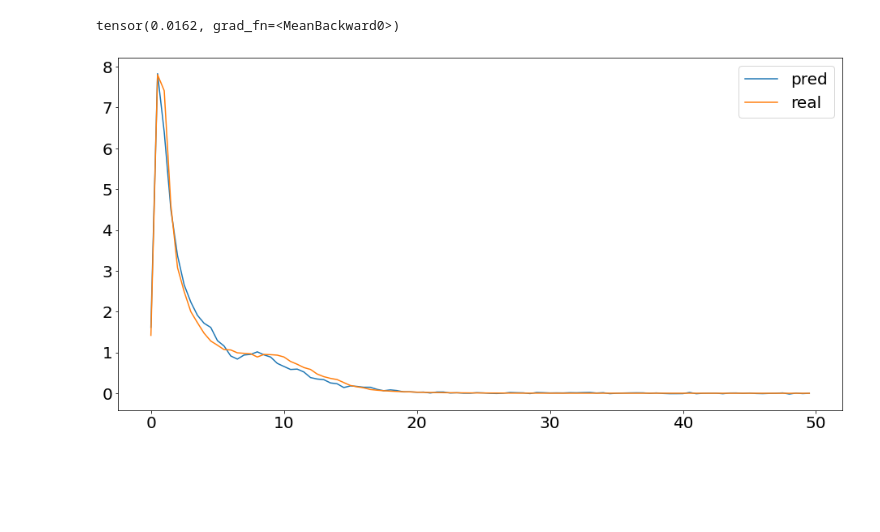
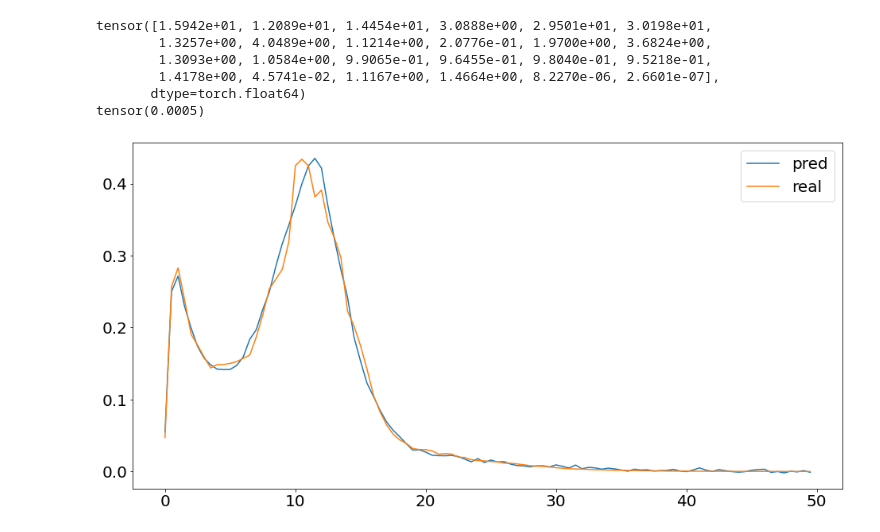
Before and after one commit to NeuroLife77/WC, a Jupyter notebook: autoencoder_test.ipynb, the cells around one changed output. Drawn from its saved outputs; the diff is of its cells as text; code cells hidden in the pictures; blank space fills up the shorter version.

```diff
--- a/autoencoder_test.ipynb
+++ b/autoencoder_test.ipynb
@@ -64,21 +64,23 @@ class AE(nn.Module):
         activation = self.decoder_hidden_layer2(activation)
         activation = self.activation_fn(activation)
         activation = self.decoder_output_layer(activation)
-        reconstructed = self.activation_fn(activation)
+        reconstructed = activation
         return reconstructed
 
     def get_latent(self, features):
         activation = self.encoder_hidden_layer(features)
         activation = self.activation_fn(activation)
+        activation = self.encoder_hidden_layer2(activation)
+        activation = self.activation_fn(activation)
         code = self.encoder_output_layer(activation)
         code = self.activation_fn(code)
         return code
-model = AE(input_size=cutoff,latent_dim=3).to(device)
+model = AE(input_size=cutoff,latent_dim=5,num_units=256).to(device)
 optimizer = optim.Adam(model.parameters(), lr=5e-4)
 criterion = nn.MSELoss()
 # %%
-train_dataset = simulated_samples[:int(0.8*simulated_samples.shape[0]),:].float() * 1000
-test_dataset = simulated_samples[int(0.8*simulated_samples.shape[0]):,:].float() * 1000
+train_dataset = simulated_samples[:int(0.8*simulated_samples.shape[0]),:].float()/0.0015
+test_dataset =  simulated_samples[int(0.8*simulated_samples.shape[0]):,:].float()/0.0015
 train_loader = torch.utils.data.DataLoader(
     train_dataset, batch_size=int(0.2*simulated_samples.shape[0]), shuffle=True
 )
@@ -101,13 +103,19 @@ epoch : 400/400, loss = 0.003202
 # %%
-index = 25
-pred = model(test_dataset.to(device)).to("cpu")
+index = 206
+print(parameters_samples[1600+index])
+pred = model(test_dataset.to(device)).to("cpu").detach().numpy()
 print(torch.mean((test_dataset-pred)**2))
 fig = plt.figure(figsize=(16,8))
 ax = plt.subplot(1,1,1)
-plt.plot([0.5*i for i in range(100)],pred[index,:100].detach().numpy(), label = "pred")
+plt.plot([0.5*i for i in range(100)],pred[index,:100], label = "pred")
 plt.plot([0.5*i for i in range(100)],test_dataset[index,:100].detach().numpy(), label = "real")
 plt.legend()
 plt.show()
 # %% [output]
-tensor(0.0162, grad_fn=<MeanBackward0>)
+tensor([1.5942e+01, 1.2089e+01, 1.4454e+01, 3.0888e+00, 2.9501e+01, 3.0198e+01,
+        1.3257e+00, 4.0489e+00, 1.1214e+00, 2.0776e-01, 1.9700e+00, 3.6824e+00,
+        1.3093e+00, 1.0584e+00, 9.9065e-01, 9.6455e-01, 9.8040e-01, 9.5218e-01,
+        1.4178e+00, 4.5741e-02, 1.1167e+00, 1.4664e+00, 8.2270e-06, 2.6601e-07],
+       dtype=torch.float64)
+tensor(0.0005)
-[figure, old version]
+[figure, new version]
```
Also changed, not shown: parts of 2 cells of this notebook, 1 other file.
